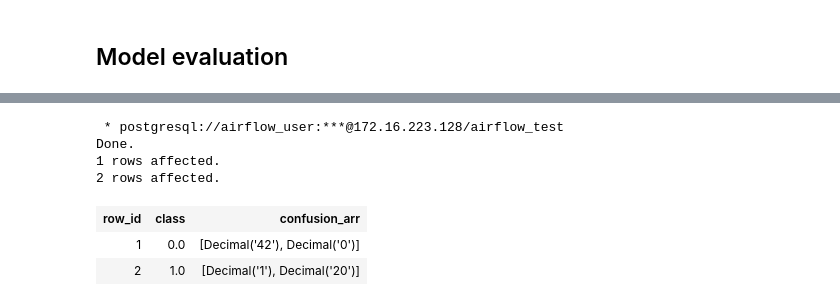
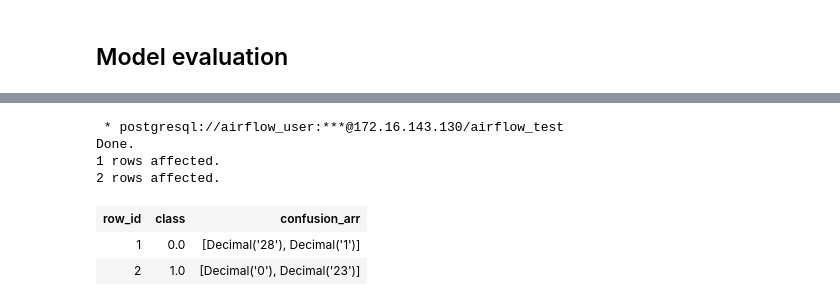
Before and after one commit to adityavp90/gpdb-airflow, a Jupyter notebook: python-notebooks/Modeling.ipynb, the cells around one changed output, grey strips where cells are left out. Saved outputs shown, nothing was run; the diff lists cells and outputs as text; code cells hidden in the pictures.

```diff
--- a/python-notebooks/Modeling.ipynb
+++ b/python-notebooks/Modeling.ipynb
@@ -80,14 +235,14 @@ Done.
 ## Test/train split
 # %%
 %%sql
-DROP TABLE IF EXISTS exp.features_test, exp.features_train;
+DROP TABLE IF EXISTS exp.features_walk_test, exp.features_walk_train;
 SELECT madlib.train_test_split(
-                                'exp.features_all',    -- Source table
-                                'exp.features',     -- Output table
+                                'exp.walk_features',    -- Source table
+                                'exp.features_walk',     -- Output table
                                 0.8,       -- Sample proportion
                                 0.2,       -- Sample proportion
                                 NULL, -- Strata definition
                                 NULL, -- Columns to output
                                 FALSE,     -- Sample without replacement
-                                TRUE);    -- Do not separate output tables
+                                TRUE);    -- Separate output tables
 # %% [output]
@@ -184,13 +339,13 @@ Done.
 # %%
 %%sql
-DROP TABLE IF EXISTS exp.cm;
-SELECT madlib.confusion_matrix( 'exp.result', 'exp.cm', 'pred', 'obs');
-SELECT * FROM exp.cm ORDER BY class;
+DROP TABLE IF EXISTS exp.walk_cm;
+SELECT madlib.confusion_matrix( 'exp.walk_result', 'exp.walk_cm', 'pred', 'obs');
+SELECT * FROM exp.walk_cm ORDER BY class;
 # %% [output]
- * postgresql://airflow_user:***@172.16.223.128/airflow_test
+ * postgresql://airflow_user:***@172.16.143.130/airflow_test
 Done.
 1 rows affected.
 2 rows affected.
 | row_id | class | confusion_arr |
-| 1 | 0.0 | [Decimal('42'), Decimal('0')] |
-| 2 | 1.0 | [Decimal('1'), Decimal('20')] |
+| 1 | 0.0 | [Decimal('28'), Decimal('1')] |
+| 2 | 1.0 | [Decimal('0'), Decimal('23')] |
```
Also changed, not shown: parts of 14 cells of this notebook, 8 other files.
